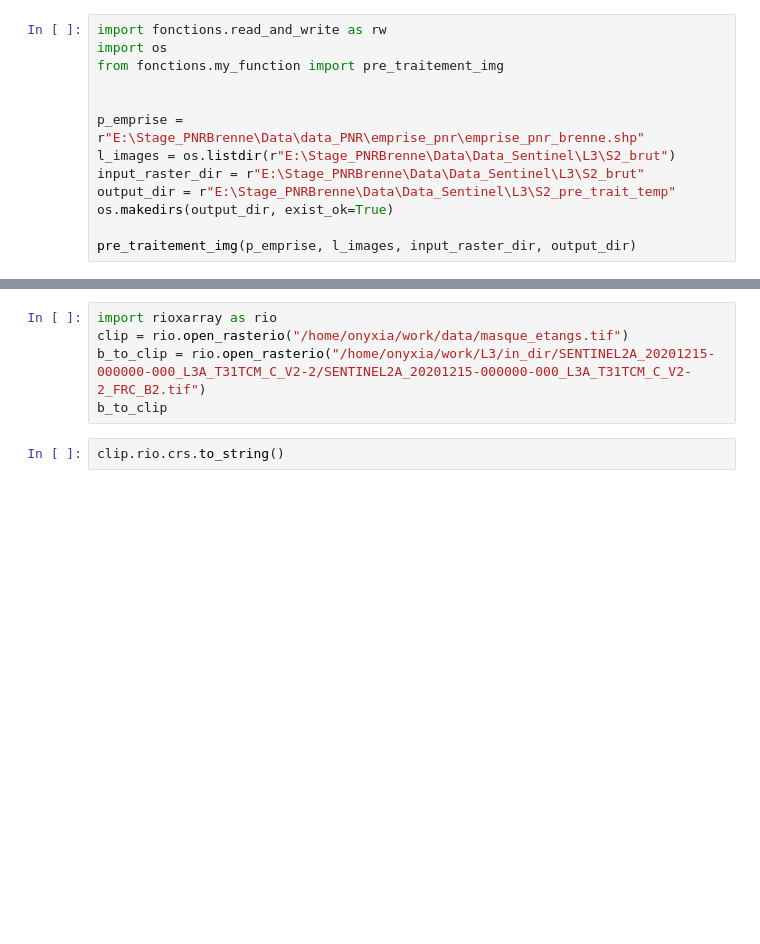
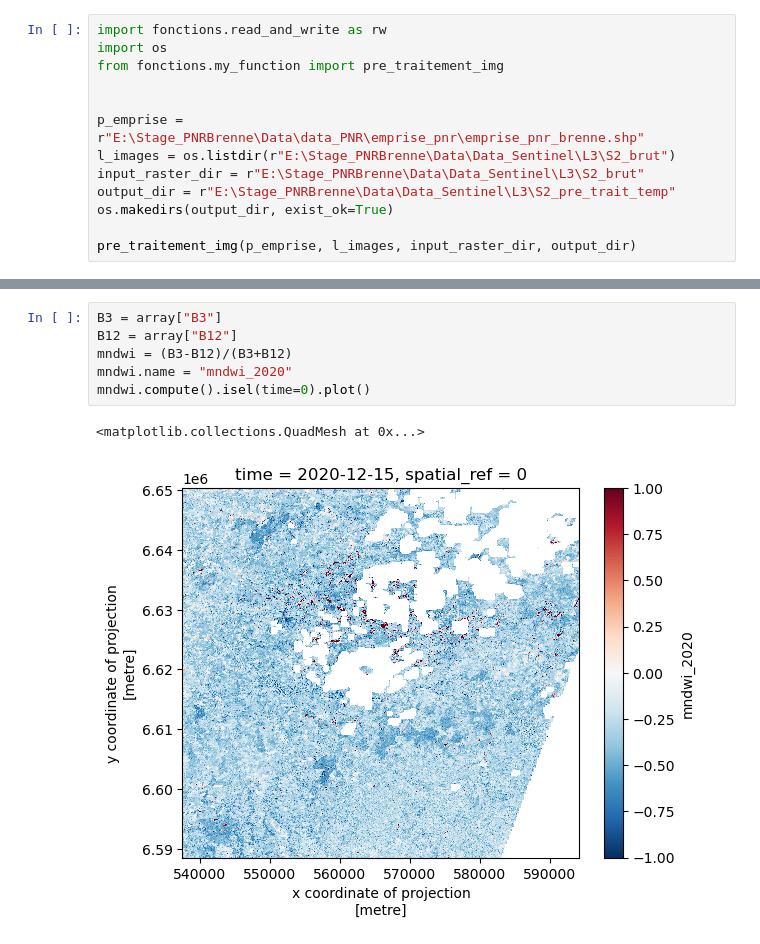
Before and after one commit to GabrielINRAe/init_onyxia, a Jupyter notebook: run.ipynb, the cells around one changed output, grey strips where cells are left out. Saved outputs shown, nothing was run; the diff lists cells and outputs as text; blank space fills up the shorter version.

Commit message:
push avant modif sentinelp processor

```diff
--- a/run.ipynb
+++ b/run.ipynb
@@ -77,10 +85,12 @@ Application du masque SENTINEL2A_20201215-000000-000_L3A_T31TCM_C_V2-2_FLG_R1.ti
 🎯 Image de référence : SENTINEL2A_20201215-000000-000_L3A_T31TCM_C_V2-2_FRC_B2.tif
 🔄 Reprojection du raster vers EPSG:2154 avant clipping...
 ✂️ Clipping avec le raster : /home/onyxia/work/data/masque_etangs.tif
-# %%
-import rioxarray as rio
-clip = rio.open_rasterio("/home/onyxia/work/data/masque_etangs.tif")
-b_to_clip = rio.open_rasterio("/home/onyxia/work/L3/in_dir/SENTINEL2A_20201215-000000-000_L3A_T31TCM_C_V2-2/SENTINEL2A_20201215-000000-000_L3A_T31TCM_C_V2-2_FRC_B2.tif")
-b_to_clip
-# %%
-clip.rio.crs.to_string()
+# %%
+B3 = array["B3"]
+B12 = array["B12"]
+mndwi = (B3-B12)/(B3+B12)
+mndwi.name = "mndwi_2020"
+mndwi.compute().isel(time=0).plot()
+# %% [output]
+<matplotlib.collections.QuadMesh at 0x...>
+[figure, added]
```
Also changed, not shown: parts of 1 cell of this notebook, 3 other files.
